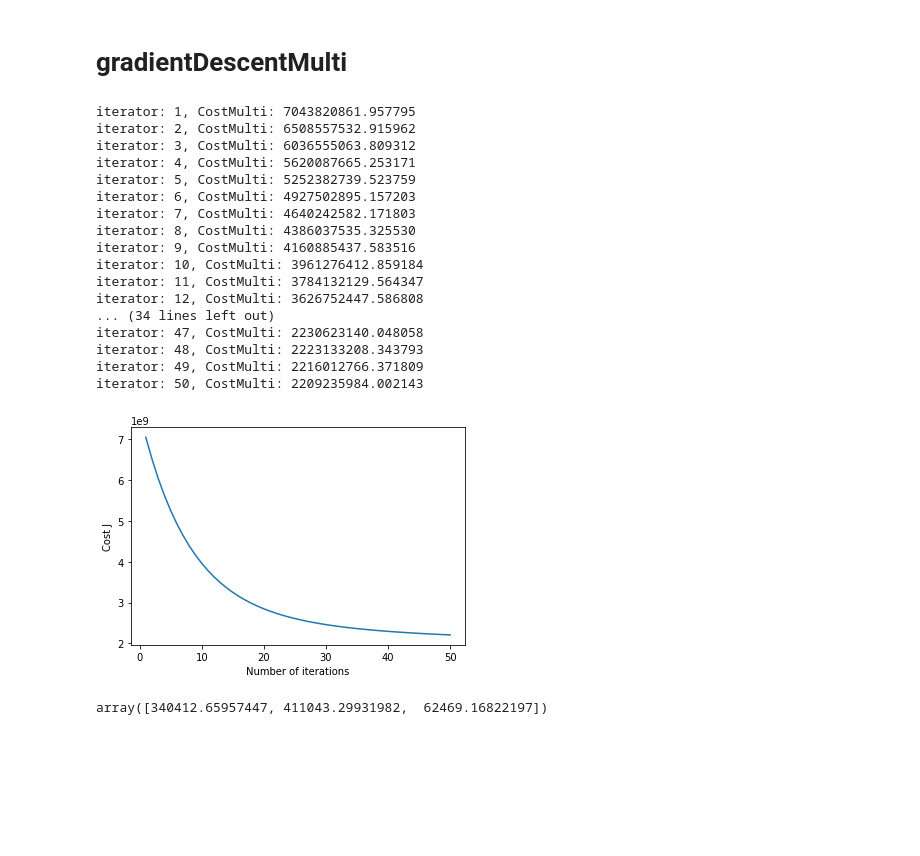
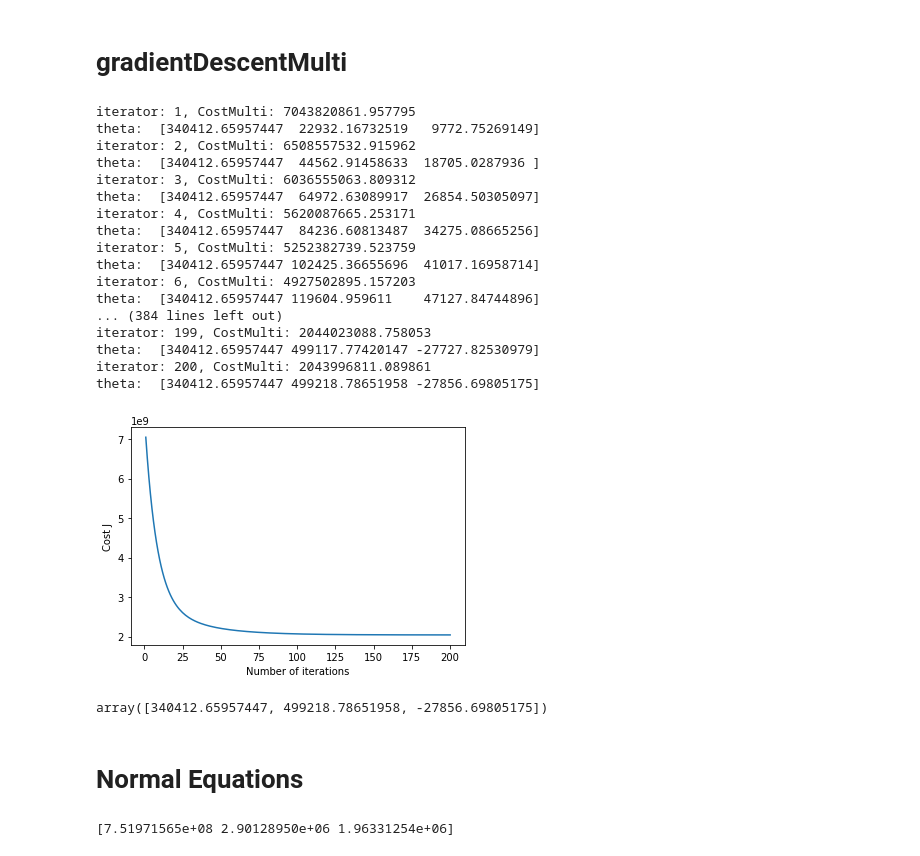
Before and after one commit to Kuluuu/Andrew-Ng-ML-Homework-Python, a Jupyter notebook: ex1-Linear Regression/ex1_Linear_regression_with_multiple_variables.ipynb, the cells around one changed output. Saved outputs shown, nothing was run; the diff lists cells and outputs as text; code cells hidden in the pictures; blank space fills up the shorter version.

Commit message:
add Normal Equations to ex1_Linear_regression_with_multiple_variables

```diff
--- a/ex1-Linear Regression/ex1_Linear_regression_with_multiple_variables.ipynb
+++ b/ex1-Linear Regression/ex1_Linear_regression_with_multiple_variables.ipynb
@@ -122,49 +122,76 @@ computeCostMulti(x_data, y_data, theta) # 未特征缩放
 # gradientDescentMulti
 # %%
 learning_rate = 0.3
-iterator_num = 50
+iterator_num = 200
 theta = np.zeros(len(x_data) + 1)
 
 def gradientDescentMulti(x_data, y_data, theta):
   tmp = []
   for iterator in range(1, iterator_num + 1):
     for j in range(len(x_data) + 1): # 遍历theta
       sum = 0.0
       for i in range(len(y_data)):
         x = []
         x.append(1)
         for k in range(len(x_data)):
           x.append(x_data[k][i])
         x = np.array(x)
         sum += (np.dot(theta, x.T) - y_data[i]) * x[j]
       theta[j] -= (1 / len(y_data)) * sum
-    print("iterator: %d, CostMulti: %f" % (iterator, computeCostMulti(x_data, y_data, theta)))
+    print("iterator: %d, CostMulti: %f"% (iterator, computeCostMulti(x_data, y_data, theta)))
+    print("theta: ", theta)
     tmp.append(computeCostMulti(x_data, y_data, theta))
   plt.plot(range(1, iterator_num + 1), tmp)
   plt.ticklabel_format(style='sci',scilimits=(0,0),axis='y')
   plt.xlabel("Number of iterations")
   plt.ylabel("Cost J")
   plt.show()
   return theta
 
 gradientDescentMulti(new_x_data, y_data, theta)
 # %% [output]
 iterator: 1, CostMulti: 7043820861.957795
+theta:  [340412.65957447  22932.16732519   9772.75269149]
 iterator: 2, CostMulti: 6508557532.915962
+theta:  [340412.65957447  44562.91458633  18705.0287936 ]
 iterator: 3, CostMulti: 6036555063.809312
+theta:  [340412.65957447  64972.63089917  26854.50305097]
 iterator: 4, CostMulti: 5620087665.253171
+theta:  [340412.65957447  84236.60813487  34275.08665256]
 iterator: 5, CostMulti: 5252382739.523759
+theta:  [340412.65957447 102425.36655696  41017.16958714]
 iterator: 6, CostMulti: 4927502895.157203
-iterator: 7, CostMulti: 4640242582.171803
-iterator: 8, CostMulti: 4386037535.325530
-iterator: 9, CostMulti: 4160885437.583516
-iterator: 10, CostMulti: 3961276412.859184
-iterator: 11, CostMulti: 3784132129.564347
-iterator: 12, CostMulti: 3626752447.586808
-... (34 lines left out)
-iterator: 47, CostMulti: 2230623140.048058
-iterator: 48, CostMulti: 2223133208.343793
-iterator: 49, CostMulti: 2216012766.371809
-iterator: 50, CostMulti: 2209235984.002143
+theta:  [340412.65957447 119604.959611    47127.84744896]
+... (384 lines left out)
+iterator: 199, CostMulti: 2044023088.758053
+theta:  [340412.65957447 499117.77420147 -27727.82530979]
+iterator: 200, CostMulti: 2043996811.089861
+theta:  [340412.65957447 499218.78651958 -27856.69805175]
-[figure, old version]
+[figure, new version]
-array([340412.65957447, 411043.29931982,  62469.16822197])
+array([340412.65957447, 499218.78651958, -27856.69805175])
+# %% [markdown]
+# Normal Equations
+# %%
+# test = np.array([[1,2,3],[4,5,6]])
+# np.dot(test, test.T)
+
+def NormalEquations(x_data, y_data, theta):
+  X = []
+
+  for i in range(len(y_data)):
+    tempx = []
+    for j in range(len(theta)):
+      if j == 0:
+        tempx.append(1)
+      else:
+        tempx.append(x_data[j - 1][i])
+    X.append(tempx)
+  X = np.array(X)
+  # print(np.array(X).shape)
+  # theta = np.dot(np.dot(np.dot(X.T, X), X.T), y_data)
+  theta = X.T@X@X.T@y_data
+  print(theta)
+
+NormalEquations(new_x_data, y_data, theta)
+# %% [output]
+[7.51971565e+08 2.90128950e+06 1.96331254e+06]
```
Also changed, not shown: 1 other file.
